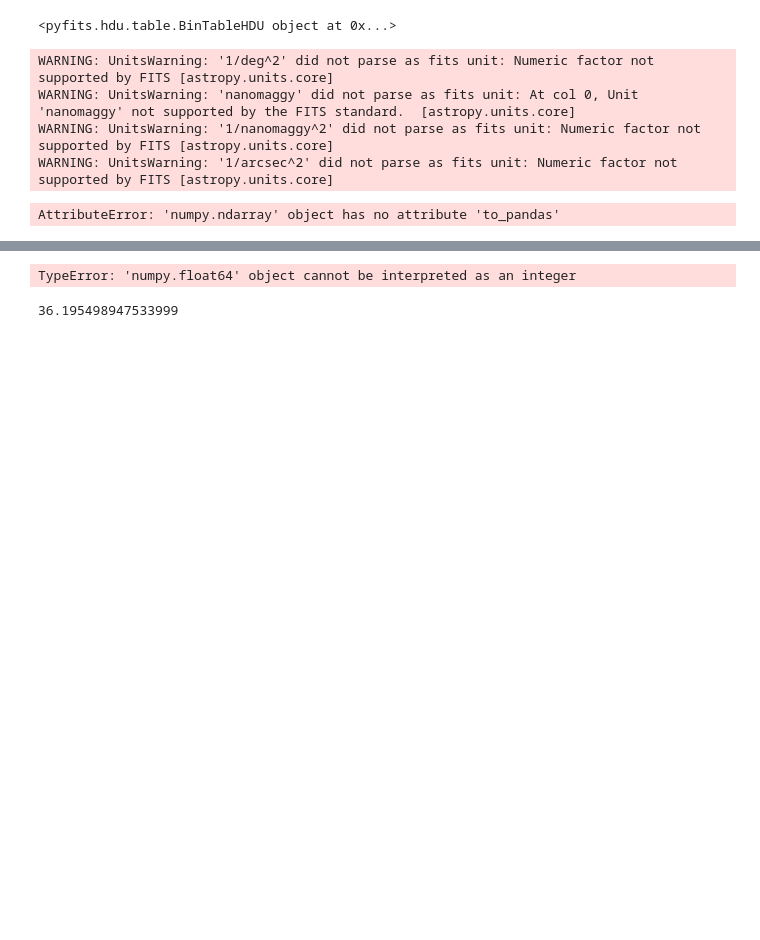
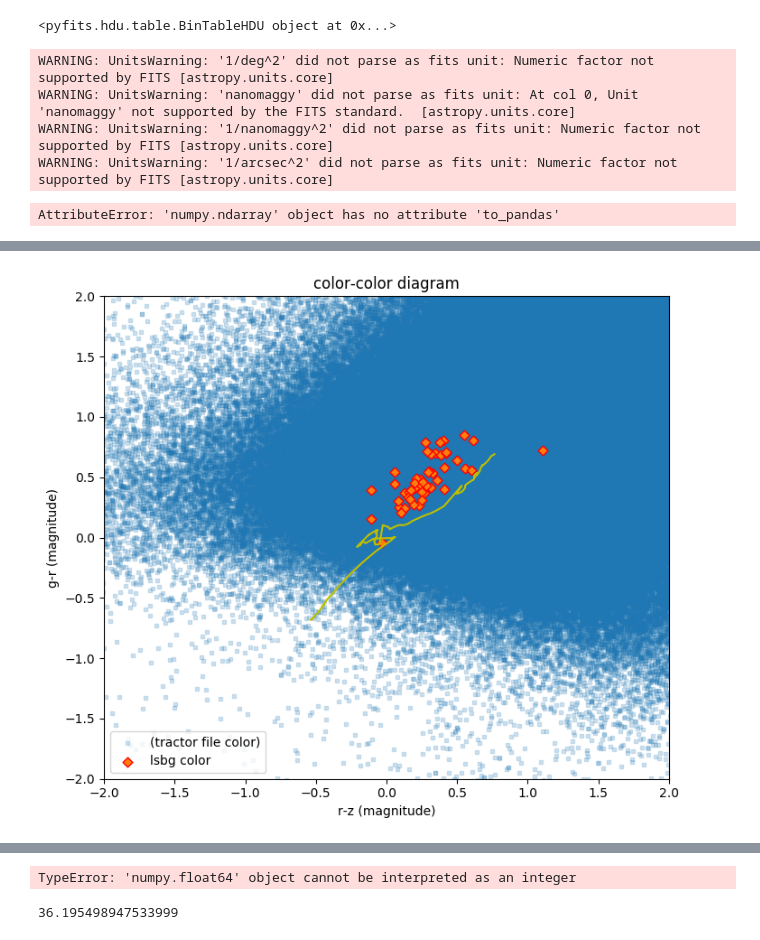
Before and after one commit to tlmakinen/ultra-diffuse-galaxy-JP, a Jupyter notebook: legacy-file-assembly.ipynb, the cells around one changed output, grey strips where cells are left out. Cells and saved outputs as stored; diff of their text form; code cells hidden in the pictures; blank space fills up the shorter version.

```diff
--- a/legacy-file-assembly.ipynb
+++ b/legacy-file-assembly.ipynb
@@ -279,0 +348,56 @@ plt.show()
+# %%
+#------make the color-color (g-r), (r-z) band plot----#
+plt.style.use('default')
+fig = plt.figure(221, figsize=(7.3, 6.3))
+ax1 = plt.subplot(111)
+
+
+# convert out of nanomaggies for lsbg table (lol) #
+lsbg_mag_r = 22.5 - 2.5*np.log10(lsbg_tab['flux_r'])
+lsbg_mag_g = 22.5 - 2.5*np.log10(lsbg_tab['flux_g'])
+lsbg_mag_z = 22.5 - 2.5*np.log10(lsbg_tab['flux_z'])
+
+# get lsbg aperture fluxes for 0.75 arcsec aperture
+lsbg_apflux_r = 22.5 - 2.5*np.log10(lsbg_tab['apflux_r'][:,1])
+lsbg_apflux_g = 22.5 - 2.5*np.log10(lsbg_tab['apflux_g'][:,1])
+lsbg_apflux_z = 22.5 - 2.5*np.log10(lsbg_tab['apflux_z'][:,1])
+
+# for tractor file
+mag_r = 22.5 - 2.5*np.log10(t['flux_r'])
+mag_g = 22.5 - 2.5*np.log10(t['flux_g'])
+mag_z = 22.5 - 2.5*np.log10(t['flux_z'])
+
+# Do the subtraction for ratio of logs
+
+lsgb_gr = lsbg_mag_g - lsbg_mag_r
+lsgb_rz = lsbg_mag_r - lsbg_mag_z
+
+mag_gr = mag_g - mag_r
+mag_rz = mag_r - mag_z
+
+
+# make scatterplots
+sctrac = ax1.scatter(mag_rz, mag_gr, s=5, marker = "s", alpha=0.2, label = '(tractor file color)')
+
+sc = ax1.scatter(lsgb_rz, lsgb_gr, s=30, marker='D', alpha=1, edgecolors='r', label='lsbg color')
+
+# add johnny's function
+fn = 'bc2003_lr_BaSeL_m52_chab_ssp.1ABmag'
+age, u, g, r, i, z = np.loadtxt(fn, unpack=True, usecols=(0,1,2,3,4,5))
+# Then, you can plot the track like this:
+plt.plot(g-r, r-z, color='y')
+
+
+
+plt.xlim((-2, 2))
+plt.ylim((-2, 2))
+plt.title('color-color diagram')
+plt.xlabel('r-z (magnitude)')
+plt.ylabel('g-r (magnitude)')
+
+plt.legend(loc='best')
+plt.tight_layout()
+
+plt.show()
+# %% [output]
+[figure, added]
```
Also changed, not shown: parts of 13 cells of this notebook.
